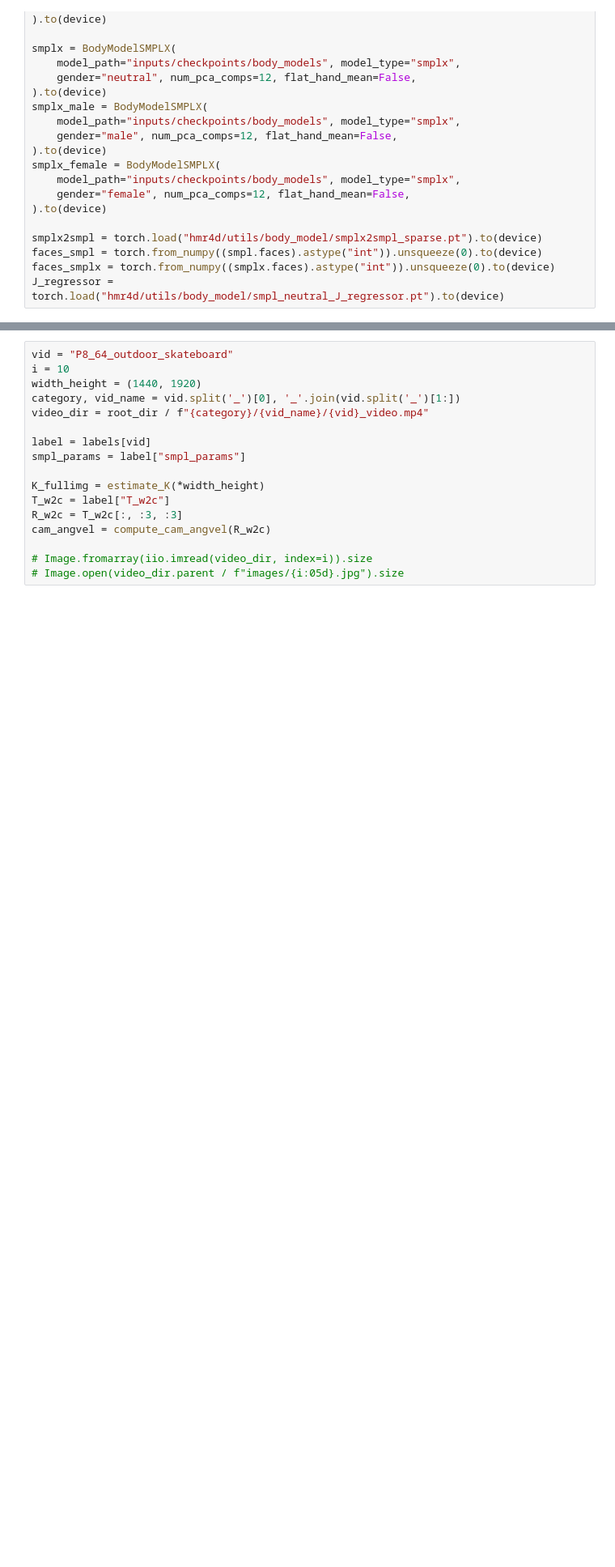
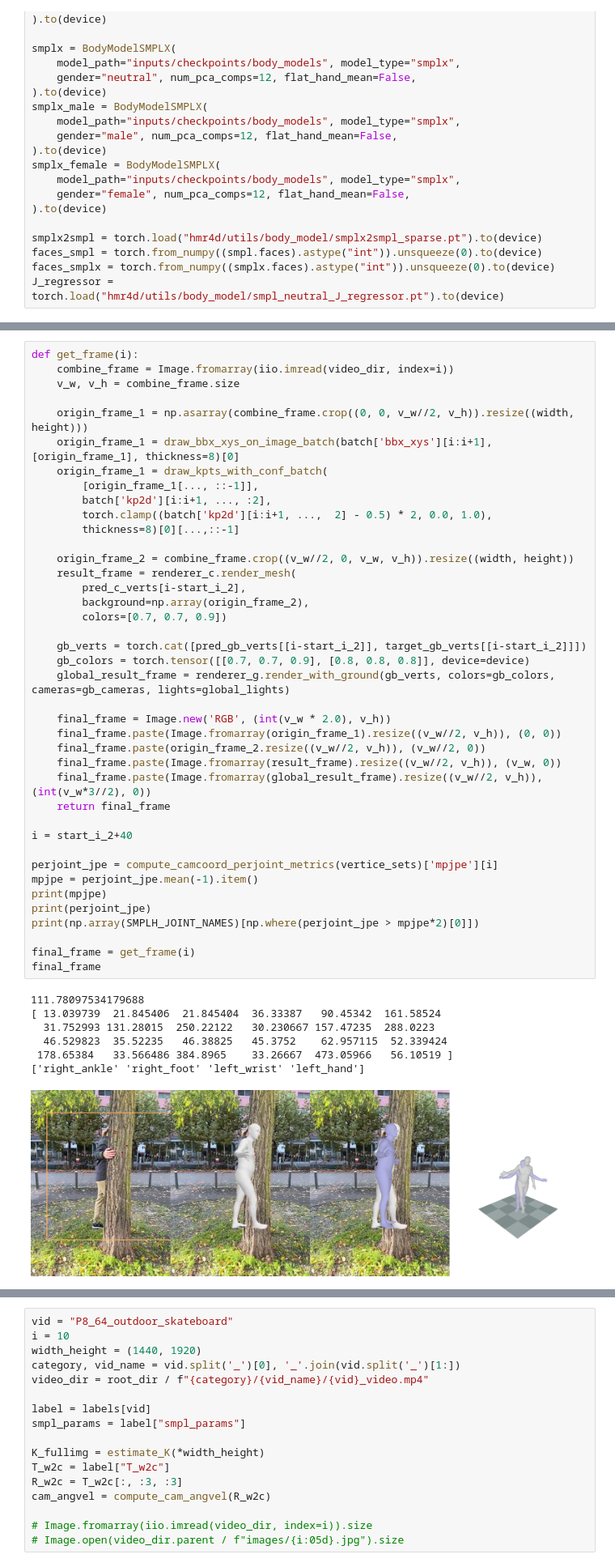
Before and after one commit to yj7082126/GVHMR, a Jupyter notebook: notebooks/train_evaldataset.ipynb, the cells around one changed output, grey strips where cells are left out. Shown at 81% size. Saved outputs shown, nothing was run; the diff lists cells and outputs as text; blank space fills up the shorter version.

```diff
--- a/notebooks/train_evaldataset.ipynb
+++ b/notebooks/train_evaldataset.ipynb
@@ -87,0 +157,48 @@ J_regressor = torch.load("hmr4d/utils/body_model/smpl_neutral_J_regressor.pt").t
+# %%
+def get_frame(i):
+    combine_frame = Image.fromarray(iio.imread(video_dir, index=i))
+    v_w, v_h = combine_frame.size
+
+    origin_frame_1 = np.asarray(combine_frame.crop((0, 0, v_w//2, v_h)).resize((width, height)))
+    origin_frame_1 = draw_bbx_xys_on_image_batch(batch['bbx_xys'][i:i+1], [origin_frame_1], thickness=8)[0]
+    origin_frame_1 = draw_kpts_with_conf_batch(
+        [origin_frame_1[..., ::-1]],
+        batch['kp2d'][i:i+1, ..., :2],
+        torch.clamp((batch['kp2d'][i:i+1, ...,  2] - 0.5) * 2, 0.0, 1.0),
+        thickness=8)[0][...,::-1]
+
+    origin_frame_2 = combine_frame.crop((v_w//2, 0, v_w, v_h)).resize((width, height))
+    result_frame = renderer_c.render_mesh(
+        pred_c_verts[i-start_i_2],
+        background=np.array(origin_frame_2),
+        colors=[0.7, 0.7, 0.9])
+
+    gb_verts = torch.cat([pred_gb_verts[[i-start_i_2]], target_gb_verts[[i-start_i_2]]])
+    gb_colors = torch.tensor([[0.7, 0.7, 0.9], [0.8, 0.8, 0.8]], device=device)
+    global_result_frame = renderer_g.render_with_ground(gb_verts, colors=gb_colors, cameras=gb_cameras, lights=global_lights)
+
+    final_frame = Image.new('RGB', (int(v_w * 2.0), v_h))
+    final_frame.paste(Image.fromarray(origin_frame_1).resize((v_w//2, v_h)), (0, 0))
+    final_frame.paste(origin_frame_2.resize((v_w//2, v_h)), (v_w//2, 0))
+    final_frame.paste(Image.fromarray(result_frame).resize((v_w//2, v_h)), (v_w, 0))
+    final_frame.paste(Image.fromarray(global_result_frame).resize((v_w//2, v_h)), (int(v_w*3//2), 0))
+    return final_frame
+
+i = start_i_2+40
+
+perjoint_jpe = compute_camcoord_perjoint_metrics(vertice_sets)['mpjpe'][i]
+mpjpe = perjoint_jpe.mean(-1).item()
+print(mpjpe)
+print(perjoint_jpe)
+print(np.array(SMPLH_JOINT_NAMES)[np.where(perjoint_jpe > mpjpe*2)[0]])
+
+final_frame = get_frame(i)
+final_frame
+# %% [output]
+111.78097534179688
+[ 13.039739  21.845406  21.845404  36.33387   90.45342  161.58524
+  31.752993 131.28015  250.22122   30.230667 157.47235  288.0223
+  46.529823  35.52235   46.38825   45.3752    62.957115  52.339424
+ 178.65384   33.566486 384.8965    33.26667  473.05966   56.10519 ]
+['right_ankle' 'right_foot' 'left_wrist' 'left_hand']
+[figure, added]
```
Also changed, not shown: parts of 16 cells of this notebook, 3 other files.
